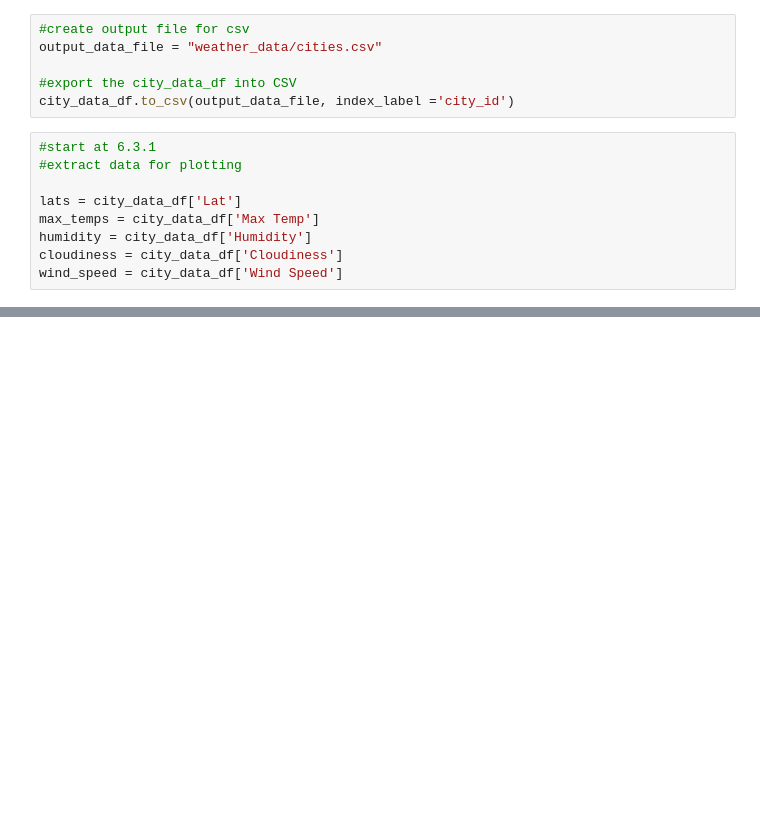
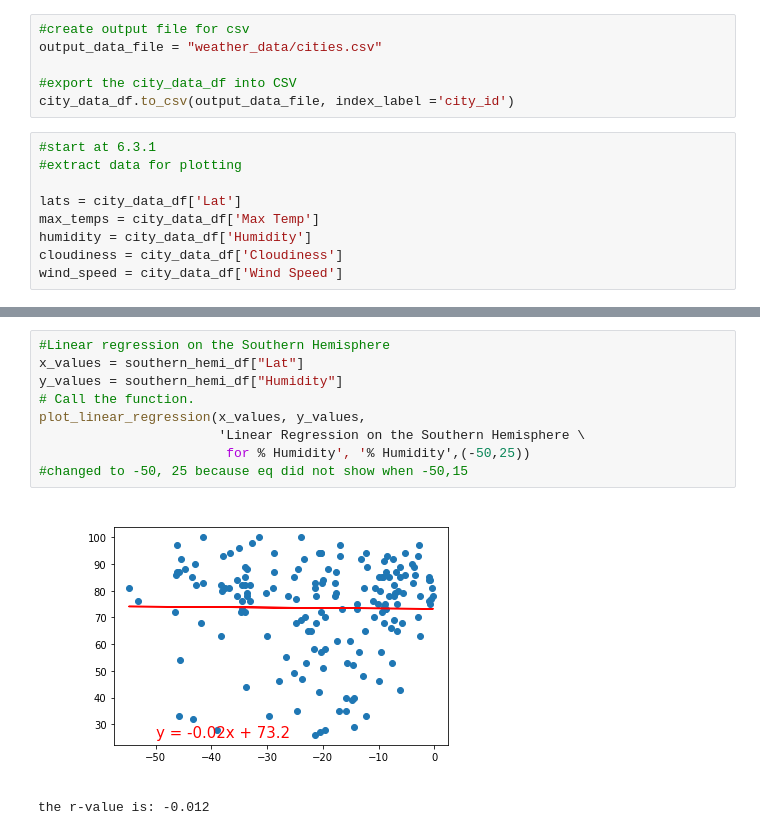
Before and after one commit to laurlen2112/World_Weather_Analysis, a Jupyter notebook: WeatherPy.ipynb, the cells around one changed output, grey strips where cells are left out. Saved outputs shown, nothing was run; the diff lists cells and outputs as text; blank space fills up the shorter version.

```diff
--- a/WeatherPy.ipynb
+++ b/WeatherPy.ipynb
@@ -331,0 +425,12 @@ plt.show()
+# %%
+#Linear regression on the Southern Hemisphere
+x_values = southern_hemi_df["Lat"]
+y_values = southern_hemi_df["Humidity"]
+# Call the function.
+plot_linear_regression(x_values, y_values,
+                       'Linear Regression on the Southern Hemisphere \
+                        for % Humidity', '% Humidity',(-50,25))
+#changed to -50, 25 because eq did not show when -50,15
+# %% [output]
+[figure, added]
+the r-value is: -0.012
```
Also changed, not shown: parts of 20 cells of this notebook.
